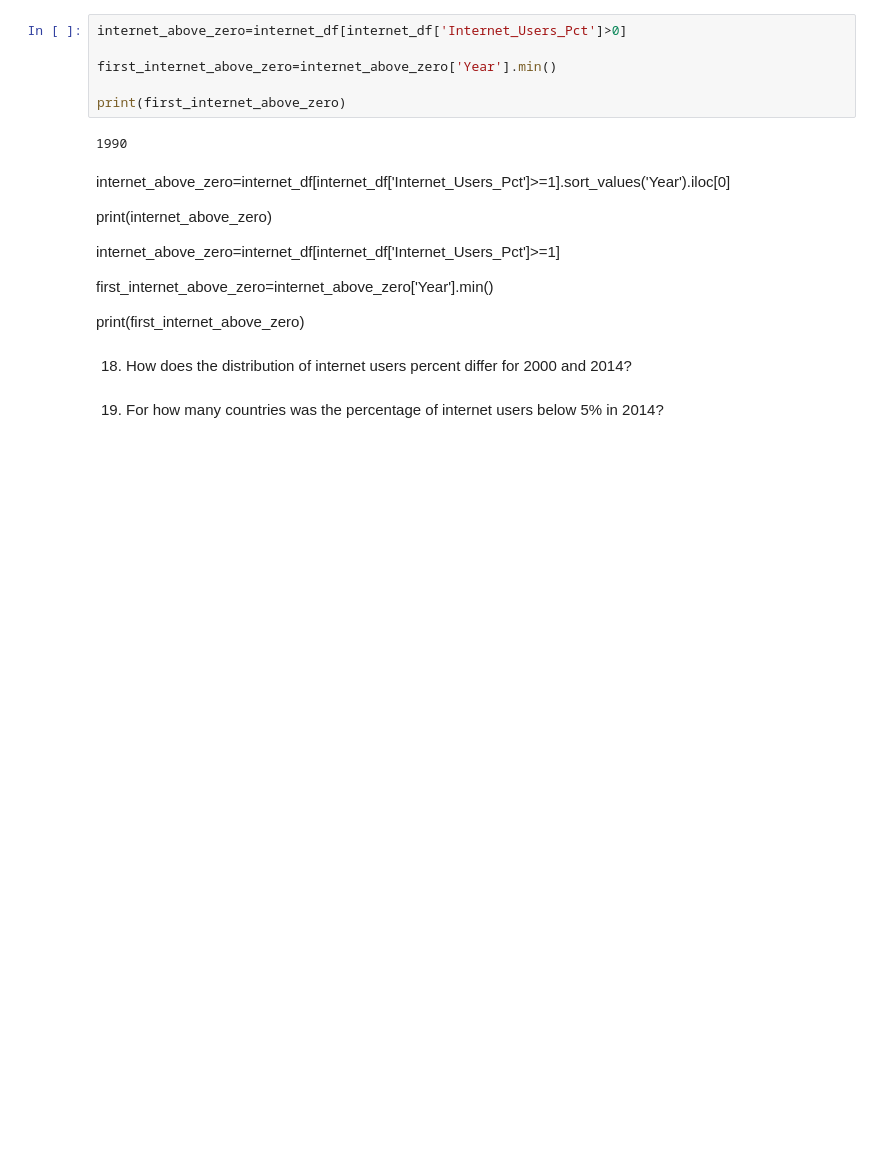
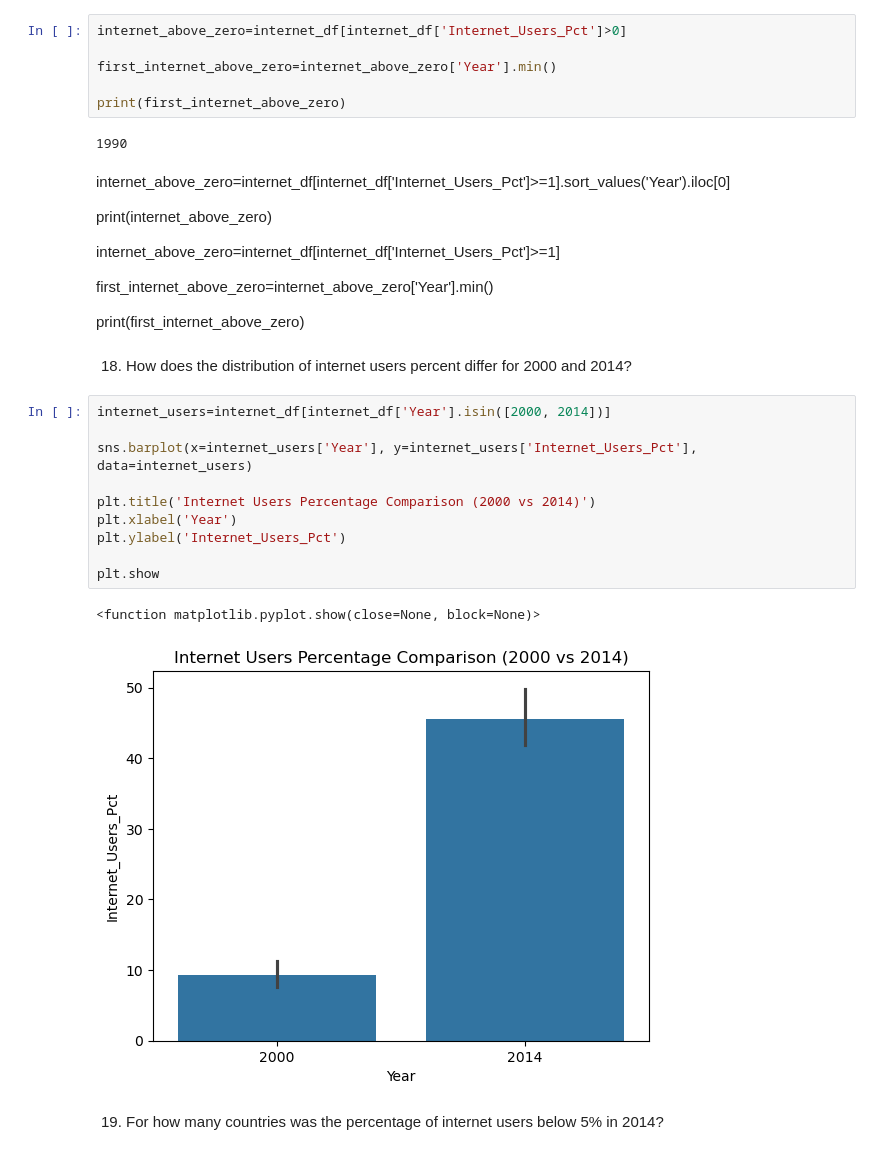
Before and after one commit to NSS-Data-Analytics-Cohort-14/gdp-and-internet-usage-Hannah00Donnelly, a Jupyter notebook: notebooks/gdp_internet_hdonnelly.ipynb, the cells around one changed output. Saved outputs shown, nothing was run; the diff lists cells and outputs as text; blank space fills up the shorter version.

```diff
--- a/notebooks/gdp_internet_hdonnelly.ipynb
+++ b/notebooks/gdp_internet_hdonnelly.ipynb
@@ -620,5 +620,18 @@ first_internet_above_zero=internet_above_zero['Year'].min()
 print(first_internet_above_zero)
 # %% [markdown]
 18. How does the distribution of internet users percent differ for 2000 and 2014?
+# %%
+internet_users=internet_df[internet_df['Year'].isin([2000, 2014])]
+
+sns.barplot(x=internet_users['Year'], y=internet_users['Internet_Users_Pct'], data=internet_users)
+
+plt.title('Internet Users Percentage Comparison (2000 vs 2014)')
+plt.xlabel('Year')
+plt.ylabel('Internet_Users_Pct')
+
+plt.show
+# %% [output]
+<function matplotlib.pyplot.show(close=None, block=None)>
+[figure, added]
 # %% [markdown]
 19. For how many countries was the percentage of internet users below 5% in 2014?
```
Also changed, not shown: parts of 1 cell of this notebook.
